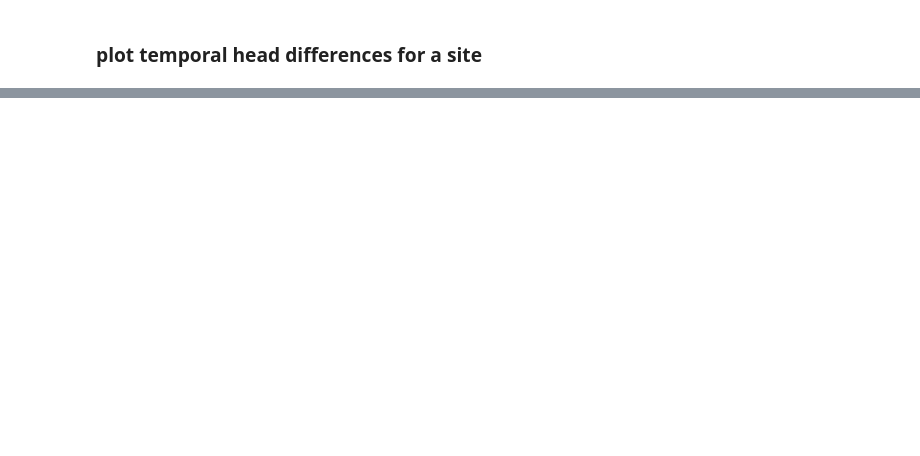
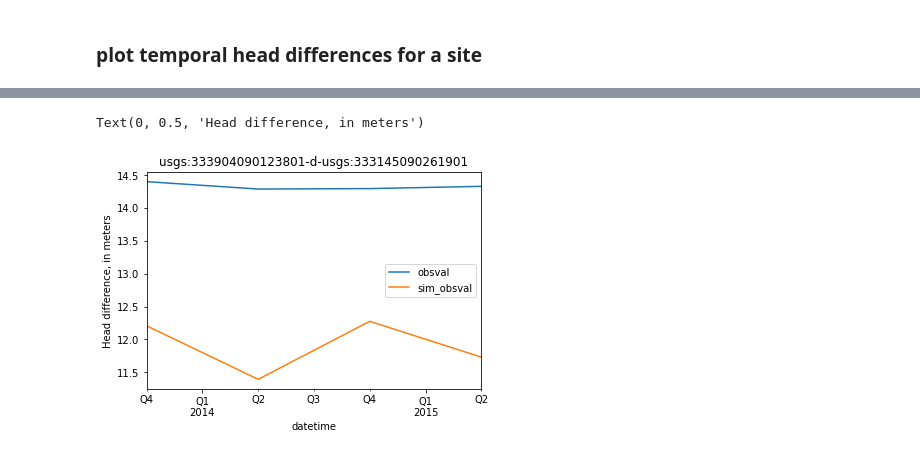
Before and after one commit to aleaf/modflow-obs, a Jupyter notebook: docs/source/notebooks/Example.ipynb, the cells around one changed output, grey strips where cells are left out. Saved outputs shown, nothing was run; the diff lists cells and outputs as text; code cells hidden in the pictures; blank space fills up the shorter version.

Commit message:
feat(heads): spatial head differences function

```diff
--- a/docs/source/notebooks/Example.ipynb
+++ b/docs/source/notebooks/Example.ipynb
@@ -239,0 +248,12 @@ Text(0, 0.5, 'Head change, in meters')
+# %%
+from mfobs.heads import get_spatial_head_differences
+
+head_difference_sites = {'usgs:333904090123801':  # well in money, ms
+                         'usgs:333145090261901'  # well approx. 15 mi southwest in cone of depression
+                             }
+
+shead_diffs = get_spatial_head_differences(base_obs,
+                                           perioddata,
+                                           head_difference_sites=head_difference_sites,
+                                           write_ins=True,
+                                           outfile=output_folder / 'processed_thead_diff_obs.dat')
@@ -239,0 +272,10 @@ Text(0, 0.5, 'Head change, in meters')
+# %%
+site = shead_diffs.obsprefix.values[0]
+site_values = shead_diffs.loc[shead_diffs.obsprefix == site, ['datetime', 'obsval', 'sim_obsval', 'obsnme']].copy()
+site_values.index = site_values.datetime
+ax = site_values[['obsval', 'sim_obsval']].plot()
+ax.set_title(site)
+ax.set_ylabel('Head difference, in meters')
+# %% [output]
+Text(0, 0.5, 'Head difference, in meters')
+[figure, added]
```
Also changed, not shown: parts of 9 cells of this notebook, 5 other files.
